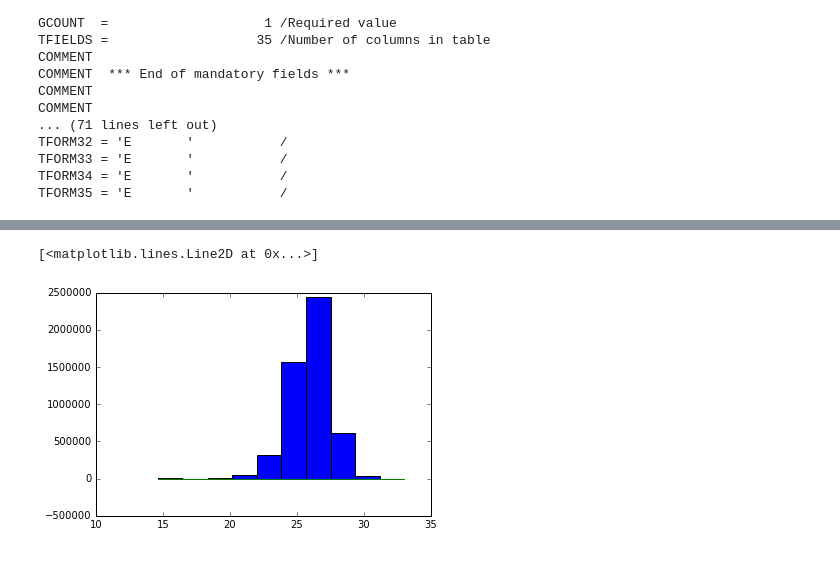
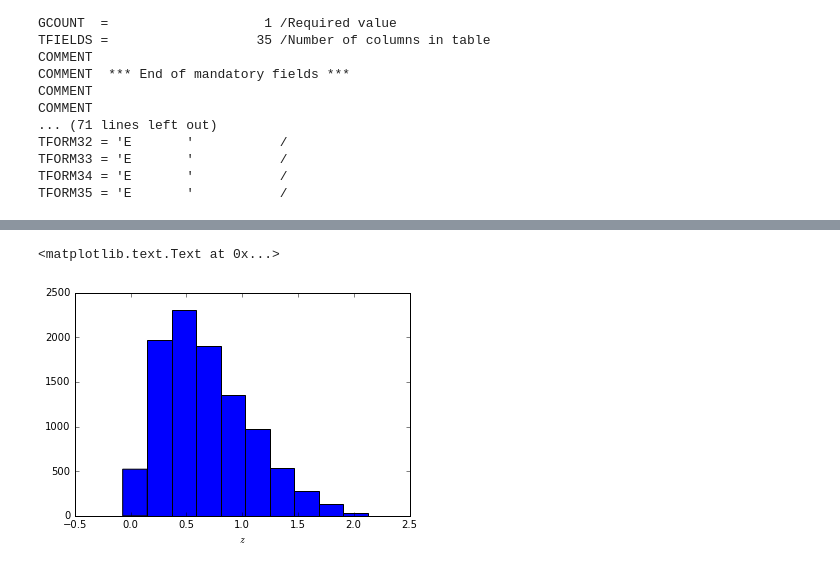
Before and after one commit to aimalz/pretzal, a Jupyter notebook: data-exploration.ipynb, the cells around one changed output, grey strips where cells are left out. Saved outputs shown, nothing was run; the diff lists cells and outputs as text; code cells hidden in the pictures.

Commit message:
new plots

```diff
--- a/data-exploration.ipynb
+++ b/data-exploration.ipynb
@@ -58,0 +52,3 @@ ColDefs(
+# %%
+indices = np.random.choice(range(0,len(tru_data)),10000)
+print(tru_data['COEFFS'][indices][:,0])
@@ -110,13 +101,13 @@ print(obs_data['PHOTOZ_GAUSSIAN'][:100])
 # %%
-X = tru_data['MAG_U']#[:, np.newaxis]
-#X.reshape(-1,1)
-#print(np.shape(X))
-kde_test = kde.KernelDensity(kernel='gaussian', bandwidth=1.).fit(X.reshape(-1,1))
-X_plot = np.linspace(np.min(X), np.max(X), 1000)[:, np.newaxis]
-res = kde_test.score_samples(X_plot)
-# print(np.shape(X_plot),np.shape(res))
+# warning, KDE is slow!
+# X = np.random.choice(obs_data['PHOTOZ_GAUSSIAN'],10000)
+# kde_test = kde.KernelDensity(kernel='gaussian', bandwidth=1.).fit(X.reshape(-1,1))
+# X_plot = np.linspace(np.min(X), np.max(X), 1000)[:, np.newaxis]
+# res = kde_test.score_samples(X_plot)
+# indices = np.random.choice(range(0,len(obs_data)),10000)
 
-plt.hist(X)
+plt.hist(obs_data['PHOTOZ_GAUSSIAN'][indices])
+plt.xlabel(r'$z$')
 # %% [output]
-[<matplotlib.lines.Line2D at 0x...>]
+<matplotlib.text.Text at 0x...>
-[figure, old version]
+[figure, new version]
```
Also changed, not shown: parts of 7 cells of this notebook.
